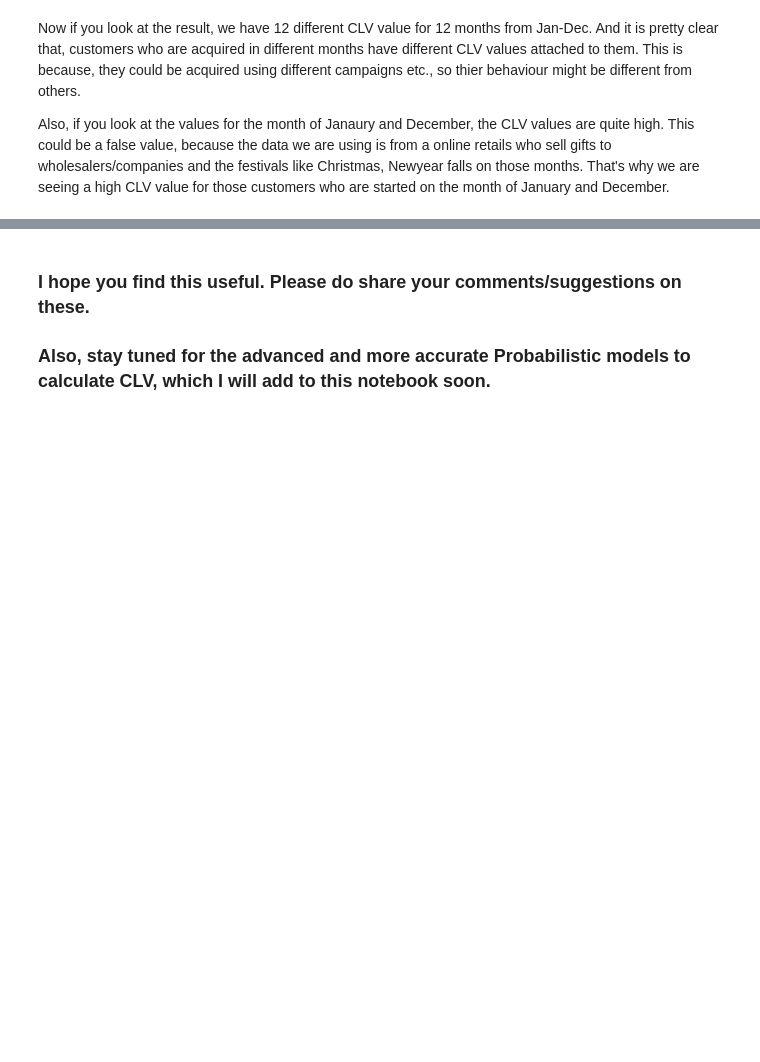
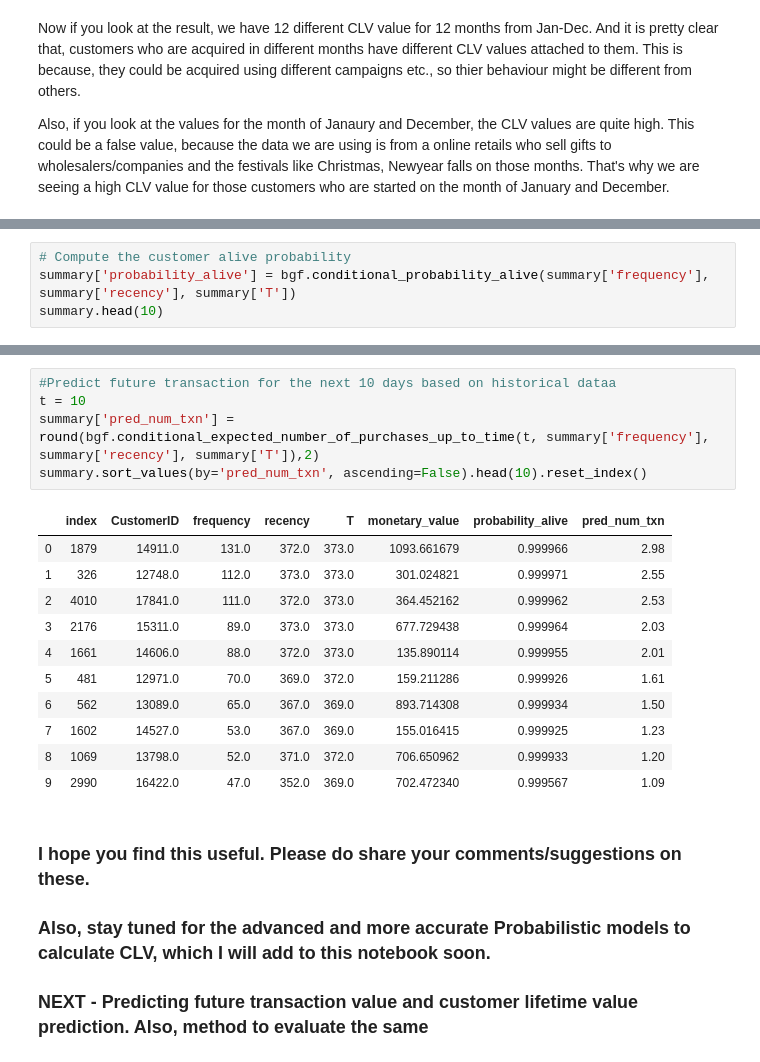
Before and after one commit to hariharan2305/DailyKnowledge, a Jupyter notebook: Customer Lifetime Value/Customer Lifetime Value (CLV).ipynb, the cells around one changed output, grey strips where cells are left out. Cells and saved outputs as stored; diff of their text form; blank space fills up the shorter version.

```diff
--- a/Customer Lifetime Value/Customer Lifetime Value (CLV).ipynb
+++ b/Customer Lifetime Value/Customer Lifetime Value (CLV).ipynb
@@ -298,0 +400,4 @@ Also, if you look at the values for the month of Janaury and December, the CLV v
+# %%
+# Compute the customer alive probability
+summary['probability_alive'] = bgf.conditional_probability_alive(summary['frequency'], summary['recency'], summary['T'])
+summary.head(10)
@@ -299,4 +435,23 @@ Also, if you look at the values for the month of Janaury and December, the CLV v
+# %%
+#Predict future transaction for the next 10 days based on historical dataa
+t = 10
+summary['pred_num_txn'] = round(bgf.conditional_expected_number_of_purchases_up_to_time(t, summary['frequency'], summary['recency'], summary['T']),2)
+summary.sort_values(by='pred_num_txn', ascending=False).head(10).reset_index()
+# %% [output]
+|  | index | CustomerID | frequency | recency | T | monetary_value | probability_alive | pred_num_txn |
+| 0 | 1879 | 14911.0 | 131.0 | 372.0 | 373.0 | 1093.661679 | 0.999966 | 2.98 |
+| 1 | 326 | 12748.0 | 112.0 | 373.0 | 373.0 | 301.024821 | 0.999971 | 2.55 |
+| 2 | 4010 | 17841.0 | 111.0 | 372.0 | 373.0 | 364.452162 | 0.999962 | 2.53 |
+| 3 | 2176 | 15311.0 | 89.0 | 373.0 | 373.0 | 677.729438 | 0.999964 | 2.03 |
+| 4 | 1661 | 14606.0 | 88.0 | 372.0 | 373.0 | 135.890114 | 0.999955 | 2.01 |
+| 5 | 481 | 12971.0 | 70.0 | 369.0 | 372.0 | 159.211286 | 0.999926 | 1.61 |
+| 6 | 562 | 13089.0 | 65.0 | 367.0 | 369.0 | 893.714308 | 0.999934 | 1.50 |
+| 7 | 1602 | 14527.0 | 53.0 | 367.0 | 369.0 | 155.016415 | 0.999925 | 1.23 |
+| 8 | 1069 | 13798.0 | 52.0 | 371.0 | 372.0 | 706.650962 | 0.999933 | 1.20 |
+| 9 | 2990 | 16422.0 | 47.0 | 352.0 | 369.0 | 702.472340 | 0.999567 | 1.09 |
 # %% [markdown]
 ### I hope you find this useful. Please do share your comments/suggestions on these.
 
 ### Also, stay tuned for the advanced and more accurate Probabilistic models to calculate CLV, which I will add to this notebook soon.
+
+### NEXT - Predicting future transaction value and customer lifetime value prediction. Also, method to evaluate the same
```
Also changed, not shown: parts of 19 cells of this notebook.
